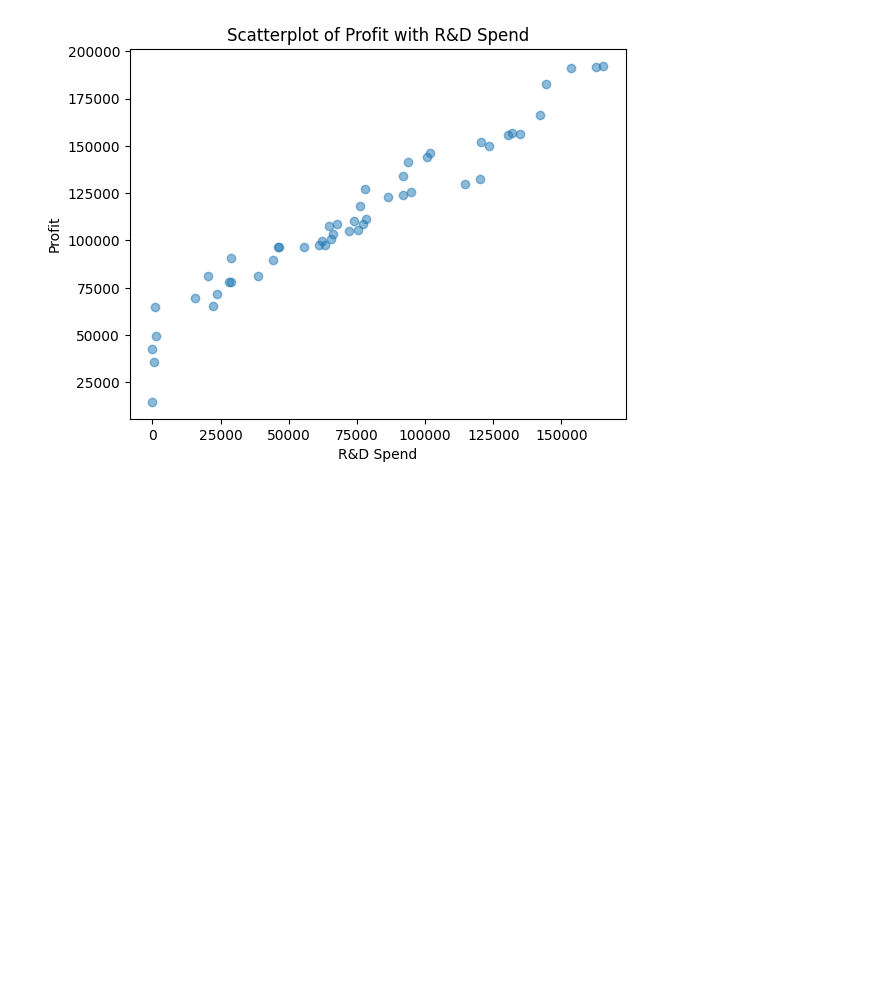
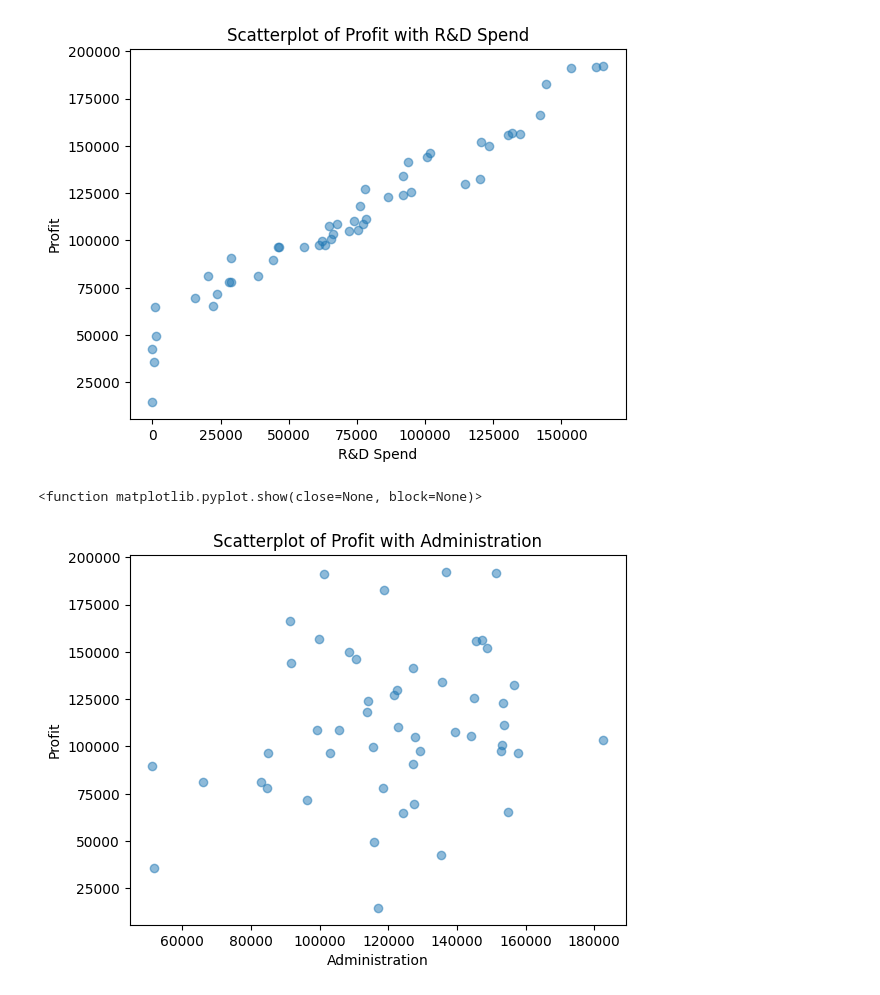
Before and after one commit to shivanginayak-bit/shivanginayak-bit, a Jupyter notebook: Pandas_Operations.ipynb, the cells around one changed output. Saved outputs shown, nothing was run; the diff lists cells and outputs as text; code cells hidden in the pictures; blank space fills up the shorter version.

```diff
--- a/Pandas_Operations.ipynb
+++ b/Pandas_Operations.ipynb
@@ -1524,3 +1524,12 @@ plt.show
 # %% [output]
 <function matplotlib.pyplot.show(close=None, block=None)>
 [figure]
+# %%
+plt.scatter(df['Administration'], df['Profit'],alpha=0.5)
+plt.title('Scatterplot of Profit with Administration')
+plt.xlabel('Administration')
+plt.ylabel('Profit')
+plt.show
+# %% [output]
+<function matplotlib.pyplot.show(close=None, block=None)>
+[figure, added]
```
Also changed, not shown: parts of 2 cells of this notebook.
